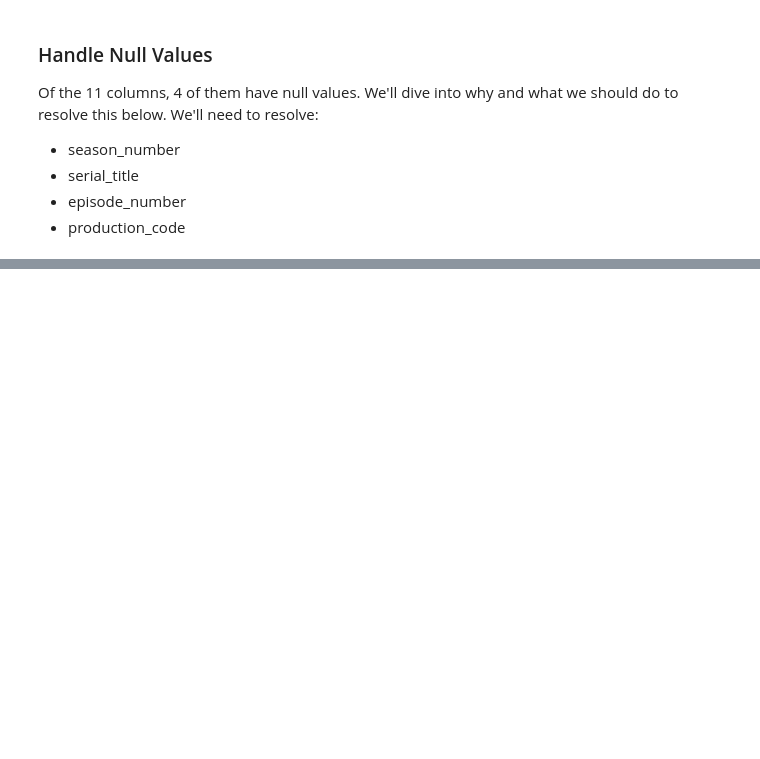
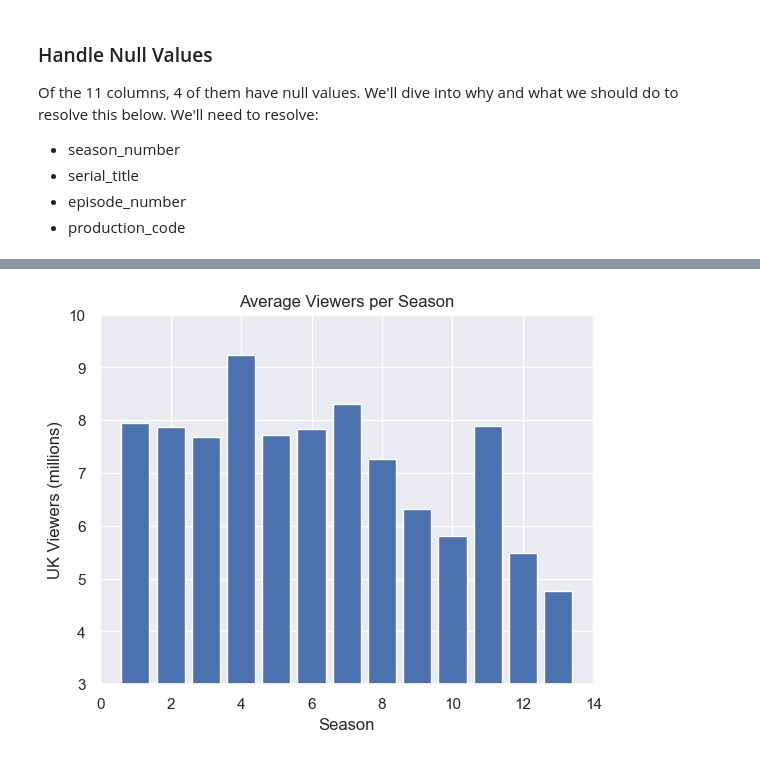
Before and after one commit to rihop6/TFBD-Riley-Repo, a Jupyter notebook: Assignments/QA/Week 1/DoctorWhoData.ipynb, the cells around one changed output, grey strips where cells are left out. Saved outputs shown, nothing was run; the diff lists cells and outputs as text; code cells hidden in the pictures; blank space fills up the shorter version.

```diff
--- a/Assignments/QA/Week 1/DoctorWhoData.ipynb
+++ b/Assignments/QA/Week 1/DoctorWhoData.ipynb
@@ -48,0 +190,14 @@ Name: count, dtype: int64
+# %%
+pivot_table = df.pivot_table(
+    values=["uk_viewers"],
+    index=["season_number"]
+)
+
+plt.bar(np.linspace(1,13,13),pivot_table["uk_viewers"].to_list())
+plt.title("Average Viewers per Season")
+plt.ylabel("UK Viewers (millions)")
+plt.xlabel("Season")
+plt.ylim((3,10))
+plt.show()
+# %% [output]
+[figure, added]
```
Also changed, not shown: parts of 31 cells of this notebook, 6 other files.
